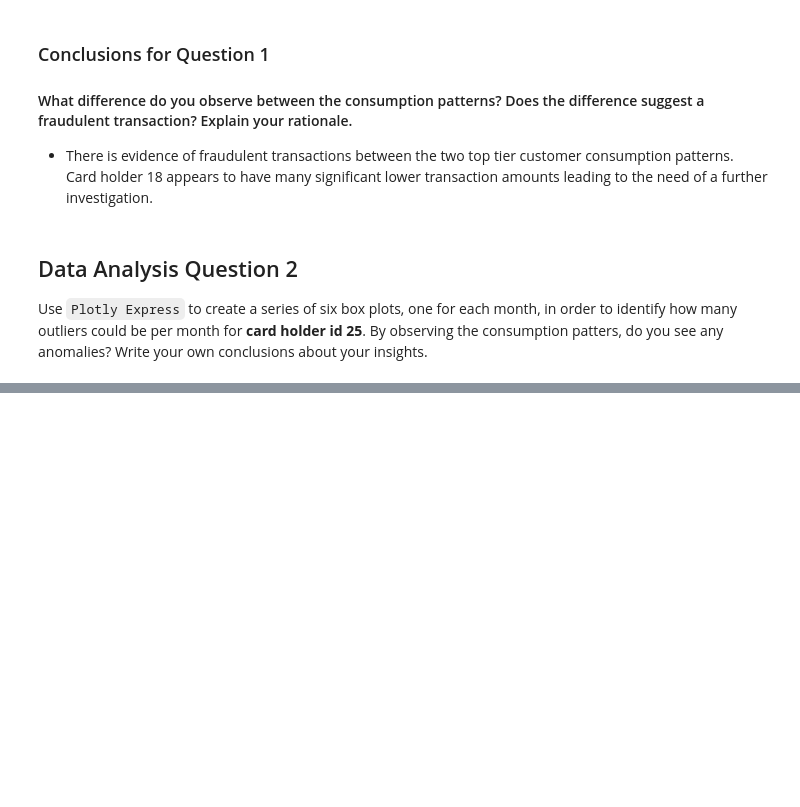
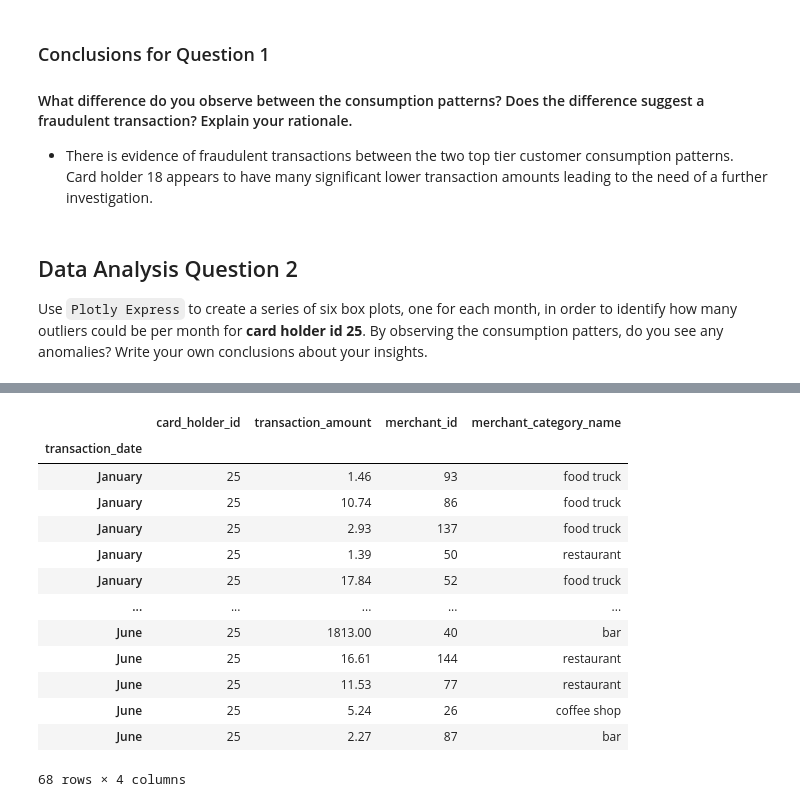
Before and after one commit to jonowens/suspicious_transactions, a Jupyter notebook: visual_data_analysis.ipynb, the cells around one changed output, grey strips where cells are left out. Drawn from its saved outputs; the diff is of its cells as text; code cells hidden in the pictures; blank space fills up the shorter version.

```diff
--- a/visual_data_analysis.ipynb
+++ b/visual_data_analysis.ipynb
@@ -234 +242,23 @@ card_holder_2.hvplot(label='Activity Customer 2') * card_holder_18.hvplot(label=
+# %%
+# change the numeric month to month names
+card_holder_25_jan_jun_2018.set_index(['transaction_date'], inplace=True)
+card_holder_25_jan_jun_2018.head()
+# Extract string format from tranasaction_date and assign month to index
+card_holder_25_jan_jun_2018.index = card_holder_25_jan_jun_2018.index.strftime('%B')
+card_holder_25_jan_jun_2018
+# %% [output]
+|  | card_holder_id | transaction_amount | merchant_id | merchant_category_name |
+| transaction_date |  |  |  |  |
+| January | 25 | 1.46 | 93 | food truck |
+| January | 25 | 10.74 | 86 | food truck |
+| January | 25 | 2.93 | 137 | food truck |
+| January | 25 | 1.39 | 50 | restaurant |
+| January | 25 | 17.84 | 52 | food truck |
+| ... | ... | ... | ... | ... |
+| June | 25 | 1813.00 | 40 | bar |
+| June | 25 | 16.61 | 144 | restaurant |
+| June | 25 | 11.53 | 77 | restaurant |
+| June | 25 | 5.24 | 26 | coffee shop |
+| June | 25 | 2.27 | 87 | bar |
+68 rows × 4 columns
 # %%
```
Also changed, not shown: parts of 6 cells of this notebook.
